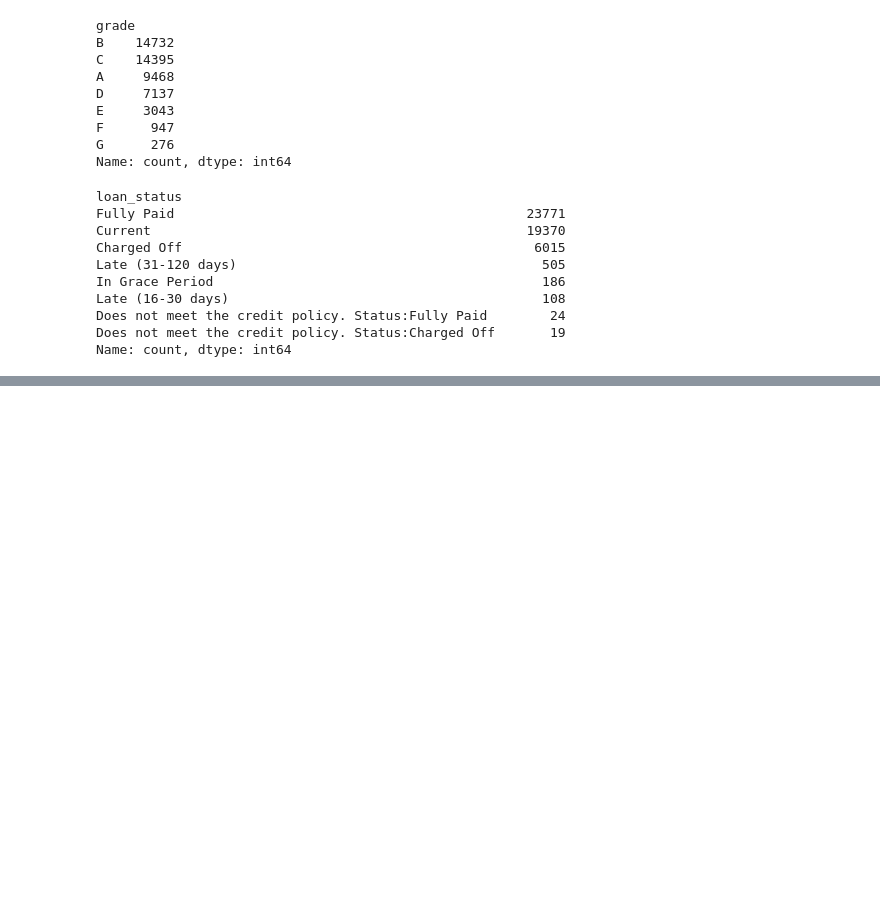
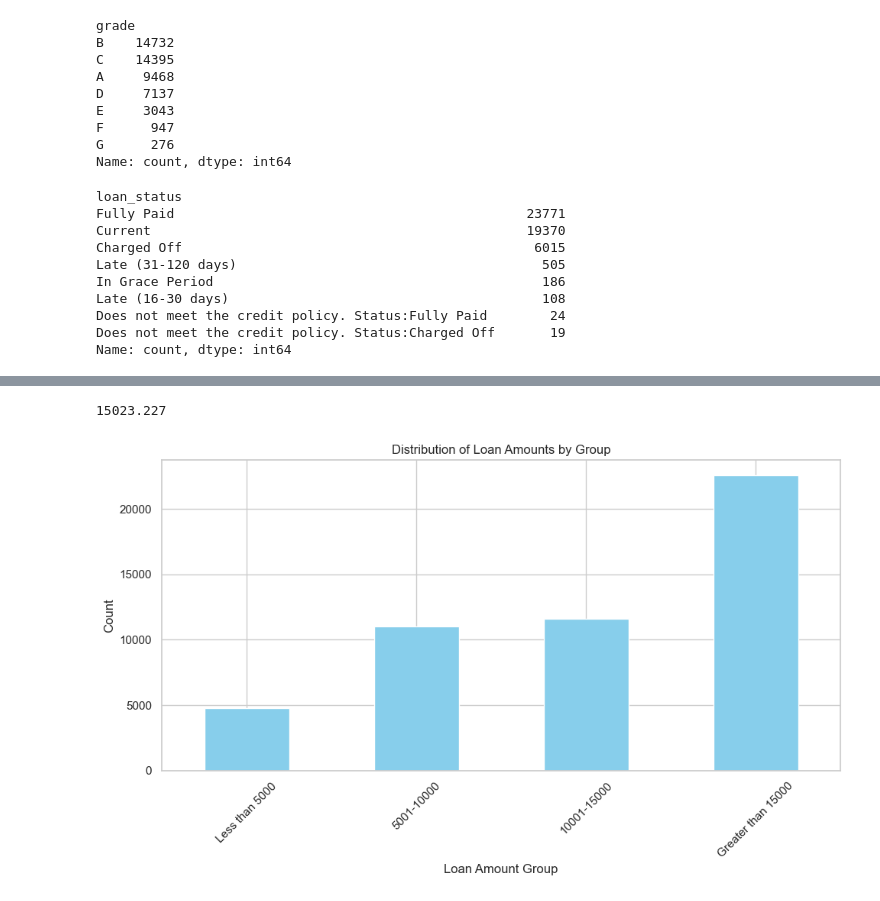
Before and after one commit to KiranJCodes/Risk_Analysis, a Jupyter notebook: EDA.ipynb, the cells around one changed output, grey strips where cells are left out. Cells and saved outputs as stored; diff of their text form; code cells hidden in the pictures; blank space fills up the shorter version.

```diff
--- a/EDA.ipynb
+++ b/EDA.ipynb
@@ -91,0 +177,25 @@ for column in insights:
+# %%
+x/50000
+# %% [output]
+15023.227
+# %%
+# Define the bin edges for the loan amounts
+bins = [0, 10000, 15000, 15000, float('inf')]  # Bin edges: [0, 5000, 10000, 15000, infinity]
+
+# Define the labels for each group
+labels = ['Less than 5000', '5001-10000', '10001-15000', 'Greater than 15000']
+
+# Create a new column 'loan_amnt_group' containing the bin labels for each loan amount
+Data['loan_amnt_group'] = pd.cut(Data['loan_amnt'], bins=bins, labels=labels, right=False)
+# %%
+# Plot the histogram
+plt.figure(figsize=(10, 6))  # Adjust figure size if needed
+Data['loan_amnt_group'].value_counts().sort_index().plot(kind='bar', color='skyblue')
+plt.title('Distribution of Loan Amounts by Group')
+plt.xlabel('Loan Amount Group')
+plt.ylabel('Count')
+plt.xticks(rotation=45)  # Rotate x-axis labels for better readability
+plt.tight_layout()  # Adjust layout to prevent overlap of labels
+plt.show()
+# %% [output]
+[figure, added]
```
Also changed, not shown: parts of 3 cells of this notebook.
